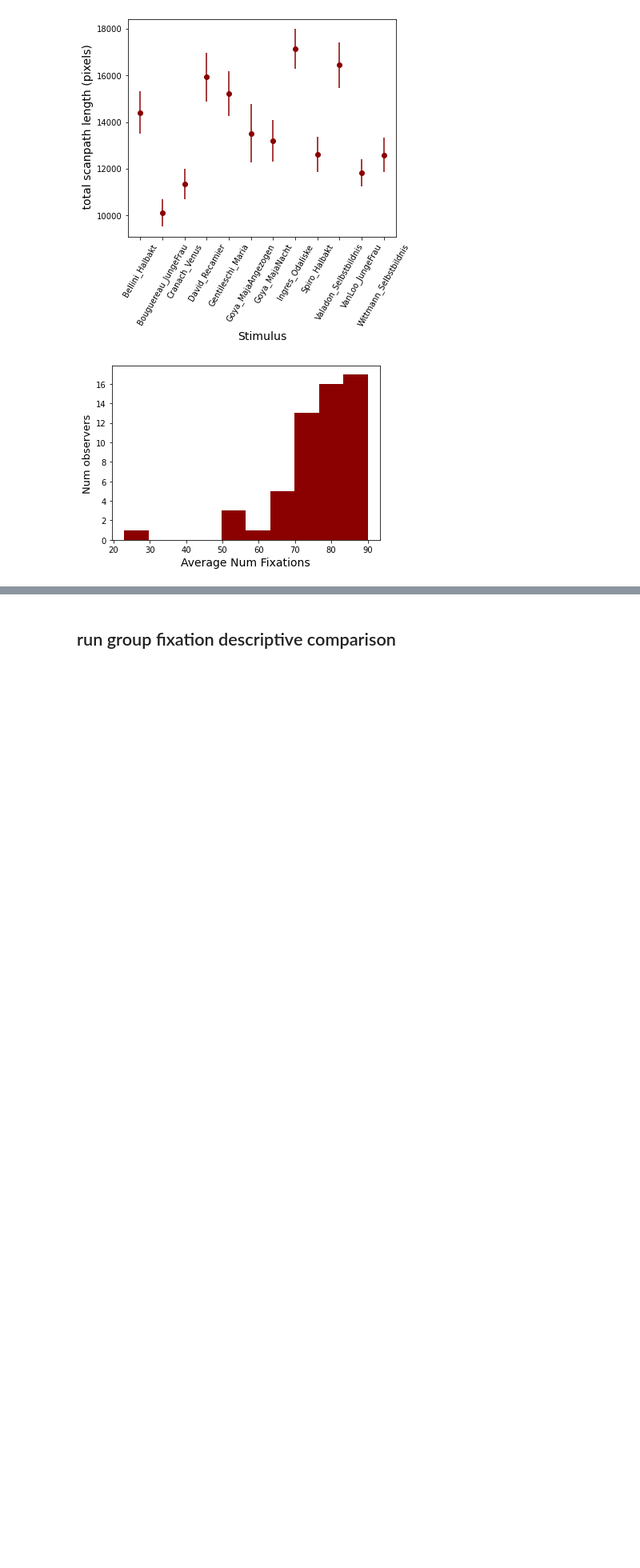
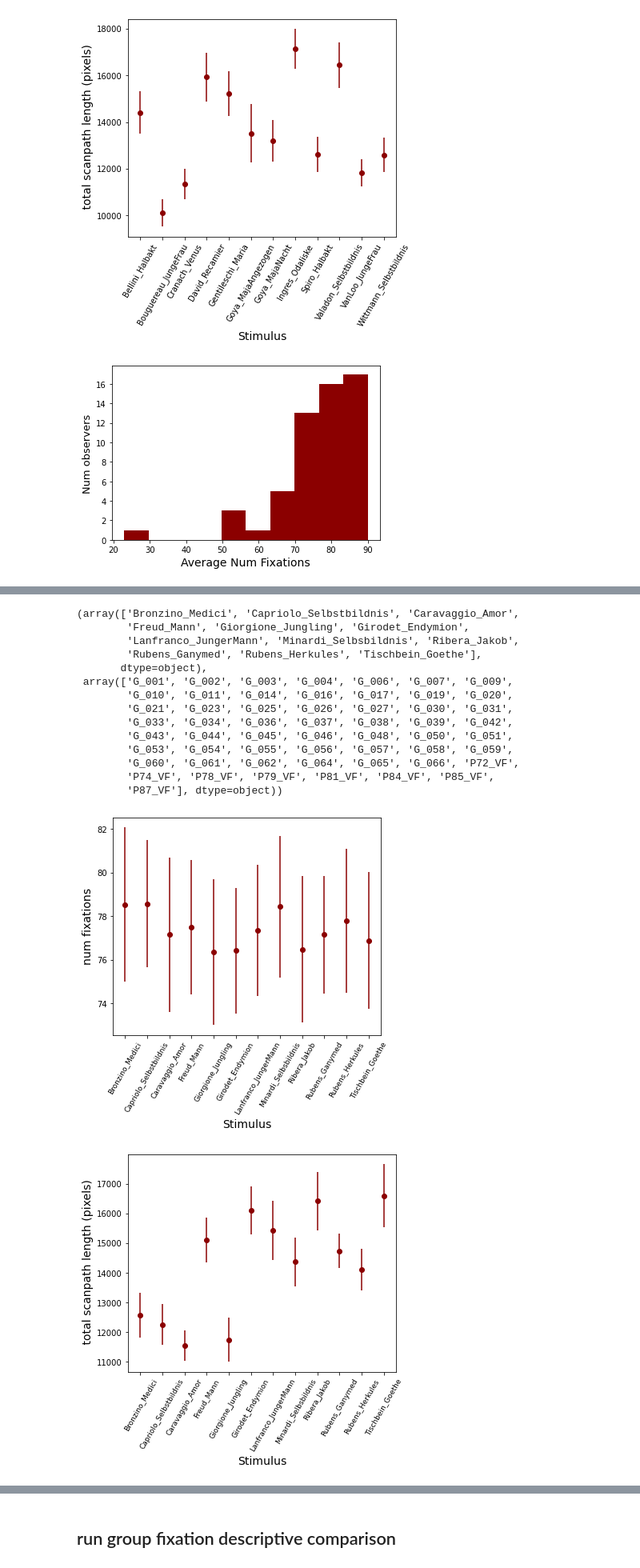
Before and after one commit to jozsarato/PyEyeSim, a Jupyter notebook: Notebooks/TestNotebook.ipynb, the cells around one changed output, grey strips where cells are left out. Shown at 80% size. Cells and saved outputs as stored; diff of their text form; code cells hidden in the pictures; blank space fills up the shorter version.

```diff
--- a/Notebooks/TestNotebook.ipynb
+++ b/Notebooks/TestNotebook.ipynb
@@ -69,3 +85,8 @@ StimName  not found !!, provide column as .DataInfo(StimName='YourColumn') defau
 column found:  SubjName  default:  subjectID
 column found:  mean_x  default:  mean_x
 column found:  mean_y  default:  mean_y
+# %%
+MyDatMale=pysim.EyeData('GenderStudyMale','Within',FixData,sizeX,sizeY)
+Stimpath='C:\\Users\\aratoj87\\Documents\\ArtHistory\\GenderProject\\Gender II_StudyDesign_Images\\Male Paintings\\'
+
+MyDatMale.DataInfo(StimName='Painting',StimPath=Stimpath,StimExt='.jpg')
@@ -109,3 +159,6 @@ Mean scanpath  length:  13701.6  +/-  2165.0  pixels
 [figure]
 [figure]
 [figure]
+# %%
+MyDatMale.RunDescriptiveFix(Visual=1,duration=0)
+# %% [output]
@@ -111,0 +174,16 @@ Mean scanpath  length:  13701.6  +/-  2165.0  pixels
+(array(['Bronzino_Medici', 'Capriolo_Selbstbildnis', 'Caravaggio_Amor',
+        'Freud_Mann', 'Giorgione_Jungling', 'Girodet_Endymion',
+        'Lanfranco_JungerMann', 'Minardi_Selbsbildnis', 'Ribera_Jakob',
+        'Rubens_Ganymed', 'Rubens_Herkules', 'Tischbein_Goethe'],
+       dtype=object),
+ array(['G_001', 'G_002', 'G_003', 'G_004', 'G_006', 'G_007', 'G_009',
+        'G_010', 'G_011', 'G_014', 'G_016', 'G_017', 'G_019', 'G_020',
+        'G_021', 'G_023', 'G_025', 'G_026', 'G_027', 'G_030', 'G_031',
+        'G_033', 'G_034', 'G_036', 'G_037', 'G_038', 'G_039', 'G_042',
+        'G_043', 'G_044', 'G_045', 'G_046', 'G_048', 'G_050', 'G_051',
+        'G_053', 'G_054', 'G_055', 'G_056', 'G_057', 'G_058', 'G_059',
+        'G_060', 'G_061', 'G_062', 'G_064', 'G_065', 'G_066', 'P72_VF',
+        'P74_VF', 'P78_VF', 'P79_VF', 'P81_VF', 'P84_VF', 'P85_VF',
+        'P87_VF'], dtype=object))
+[figure, added]
+[figure, added]
```
Also changed, not shown: parts of 8 cells of this notebook, 1 other file.
